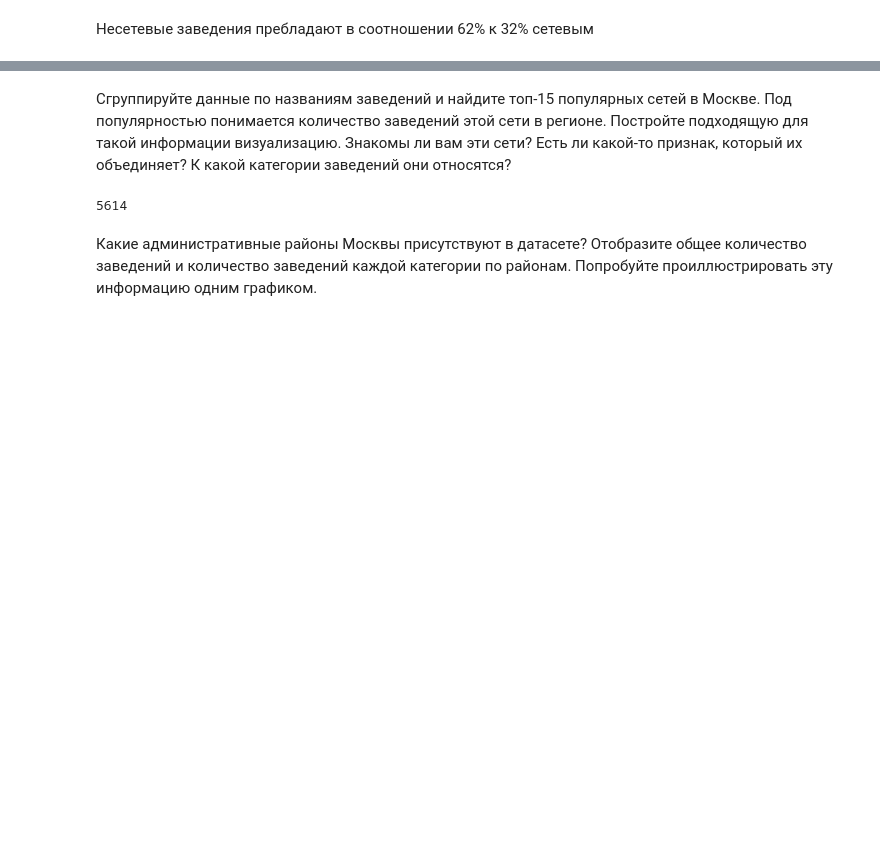
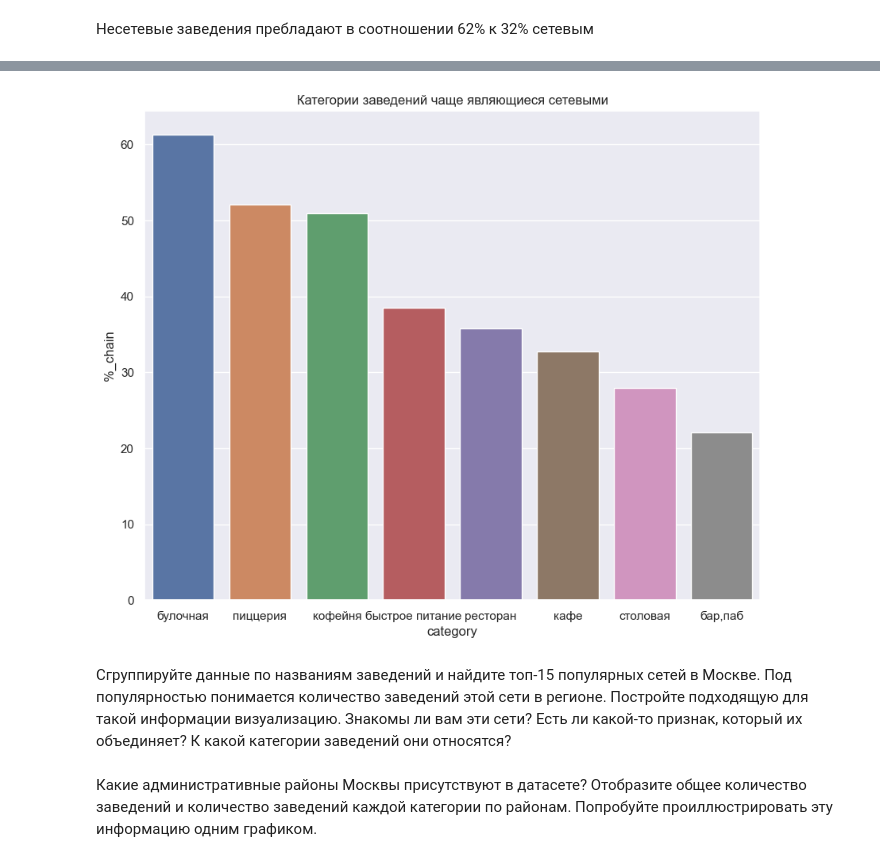
Before and after one commit to akirionenko/research-of-the-public-catering-market-in-Moscow-, a Jupyter notebook: проект_11.ipynb, the cells around one changed output, grey strips where cells are left out. Drawn from its saved outputs; the diff is of its cells as text; code cells hidden in the pictures; blank space fills up the shorter version.

```diff
--- a/проект_11.ipynb
+++ b/проект_11.ipynb
@@ -274,0 +210,16 @@ Name: name, Length: 5614, dtype: int64
+# %%
+#подготовим данные по несетевым заведениям
+data_chain_0 = data.query('chain == 0').groupby(['chain', 'category'])[['name']].count().sort_values('name', ascending=False).reset_index()
+data_chain_0.drop (columns=data_chain_0.columns [0], axis= 1 , inplace= True )
+data_chain_0.columns=['category', 'non_chain']
+#подготовим данные по сетевым заведениям
+data_chain_1 = data.query('chain == 1').groupby(['chain', 'category'])[['name']].count().sort_values('name', ascending=False).reset_index()
+data_chain_1.drop (columns=data_chain_1.columns [0], axis= 1 , inplace= True )
+data_chain_1.columns=['category', 'yes_chain']
+#объединим данные по сетевым заведениям
+df_chain = data_chain_1.merge(data_chain_0, on='category', how='left' )
+#добавим столбец % сетевых заведений к общему числу
+df_chain['%_chain'] = (df_chain['yes_chain']/(df_chain['yes_chain']+df_chain['non_chain'])*100).round(2)
+#отсортируем по убыванию % к несетевым
+df_chain = df_chain.sort_values('%_chain', ascending=False).reset_index(drop= True)
+df_chain
@@ -275,10 +236,9 @@ Name: name, Length: 5614, dtype: int64
+# %%
+ax = sns.barplot(x='category', y='%_chain', data=df_chain).set(title='Категории заведений чаще являющиеся сетевыми')
+# %% [output]
+[figure, added]
 # %% [markdown]
 Сгруппируйте данные по названиям заведений и найдите топ-15 популярных сетей в Москве. Под популярностью понимается количество заведений этой сети в регионе. Постройте подходящую для такой информации визуализацию. Знакомы ли вам эти сети? Есть ли какой-то признак, который их объединяет? К какой категории заведений они относятся?
-# %%
-#уникальных названий
-data['name'].nunique()
-# %% [output]
-5614
 # %% [markdown]
 Какие административные районы Москвы присутствуют в датасете? Отобразите общее количество заведений и количество заведений каждой категории по районам. Попробуйте проиллюстрировать эту информацию одним графиком.
 # %% [markdown]
```
Also changed, not shown: parts of 9 cells of this notebook.
